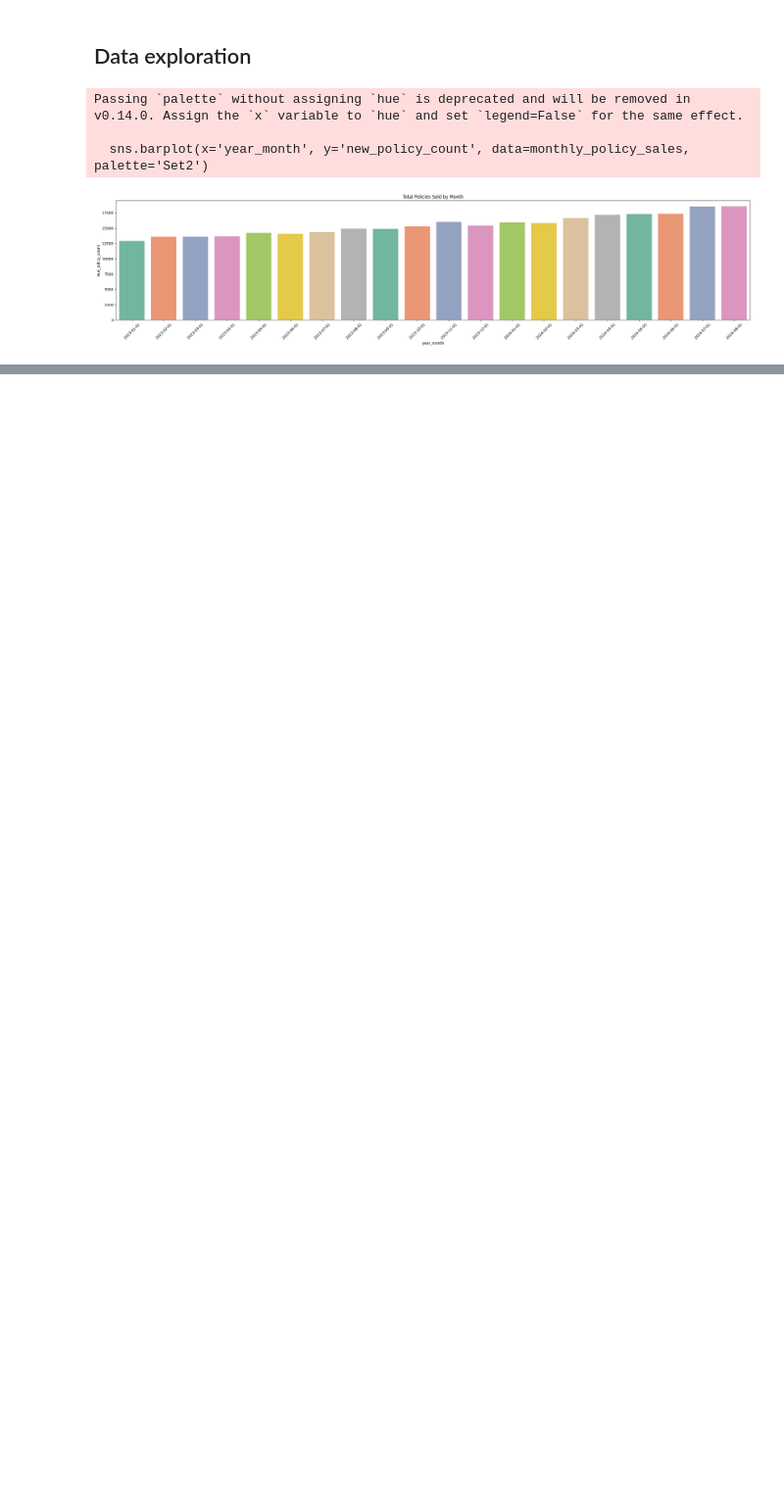
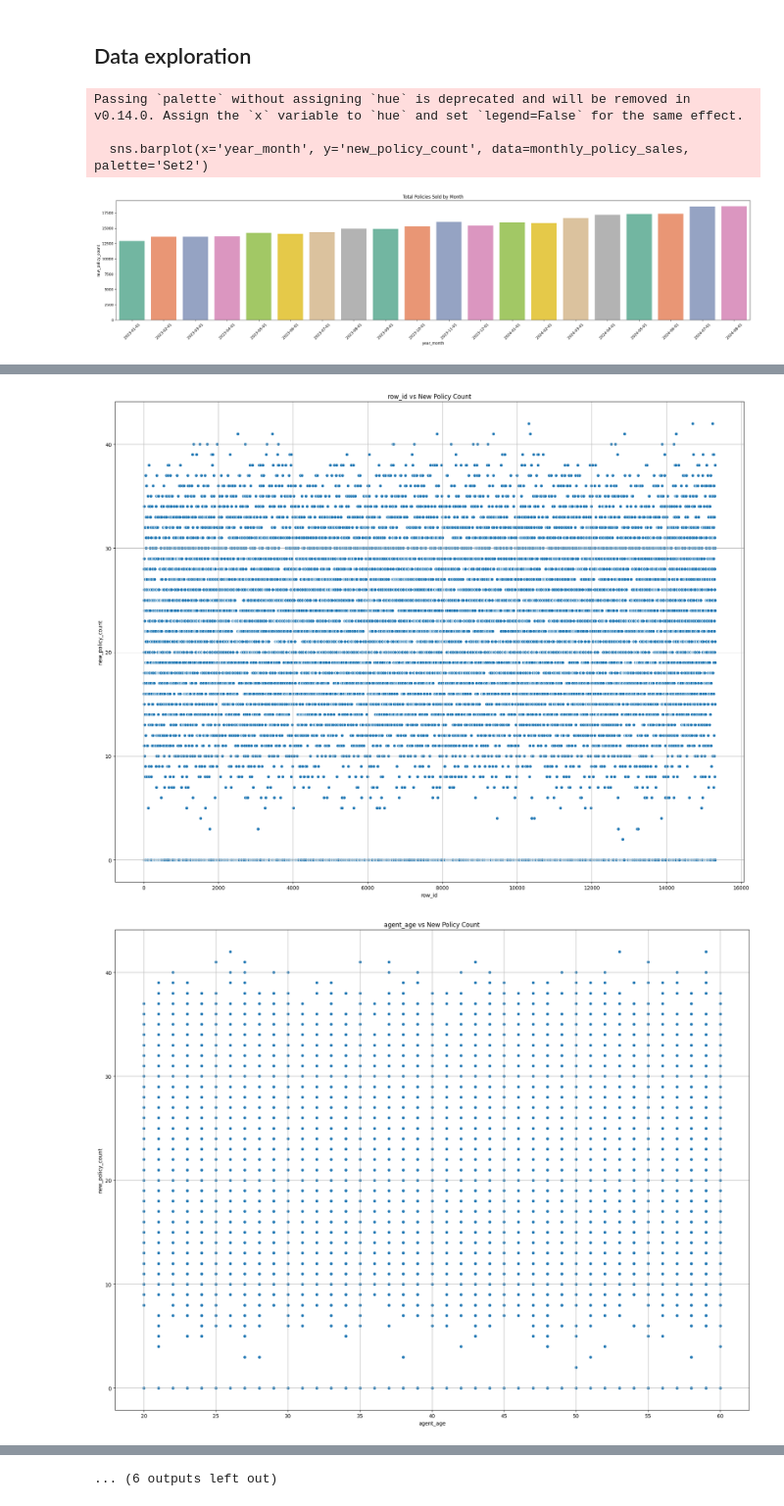
Before and after one commit to rivindu-ashinsa/data-storm-DeepCell, a Jupyter notebook: notebooks/EDA.ipynb, the cells around one changed output, grey strips where cells are left out. Shown at 98% size. Cells and saved outputs as stored; diff of their text form; code cells hidden in the pictures; blank space fills up the shorter version.

Commit message:
EDA - visualizations

```diff
--- a/notebooks/EDA.ipynb
+++ b/notebooks/EDA.ipynb
@@ -155,0 +171,21 @@ monthly_policy_sales
+# %%
+import matplotlib.pyplot as plt
+import seaborn as sns
+
+# Drop non-numeric or ID columns
+exclude = ['Row ID', 'agent_code', 'agent_join_month', 'first_policy_sold_month', 'year_month']
+numerical_cols = [col for col in df.columns if df[col].dtype != 'object' and col not in exclude and col != 'new_policy_count']
+
+# Scatter plot each feature against new_policy_count
+for col in numerical_cols:
+    plt.figure(figsize=(18, 14))
+    sns.scatterplot(x=df[col], y=df['new_policy_count'])
+    plt.title(f'{col} vs New Policy Count')
+    plt.xlabel(col)
+    plt.ylabel('new_policy_count')
+    plt.grid(True)
+    plt.tight_layout()
+    plt.show()
+# %% [output]
+[figure, added]
+[figure, added]
@@ -155,0 +202 @@ monthly_policy_sales
+... (6 outputs left out)
```
Also changed, not shown: parts of 10 cells of this notebook.
